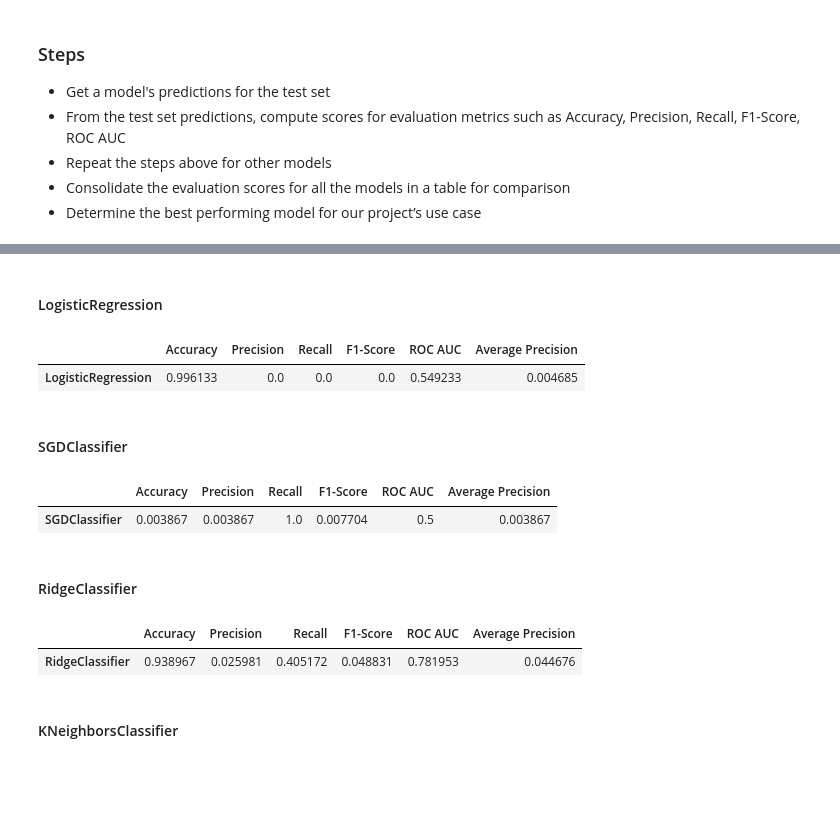
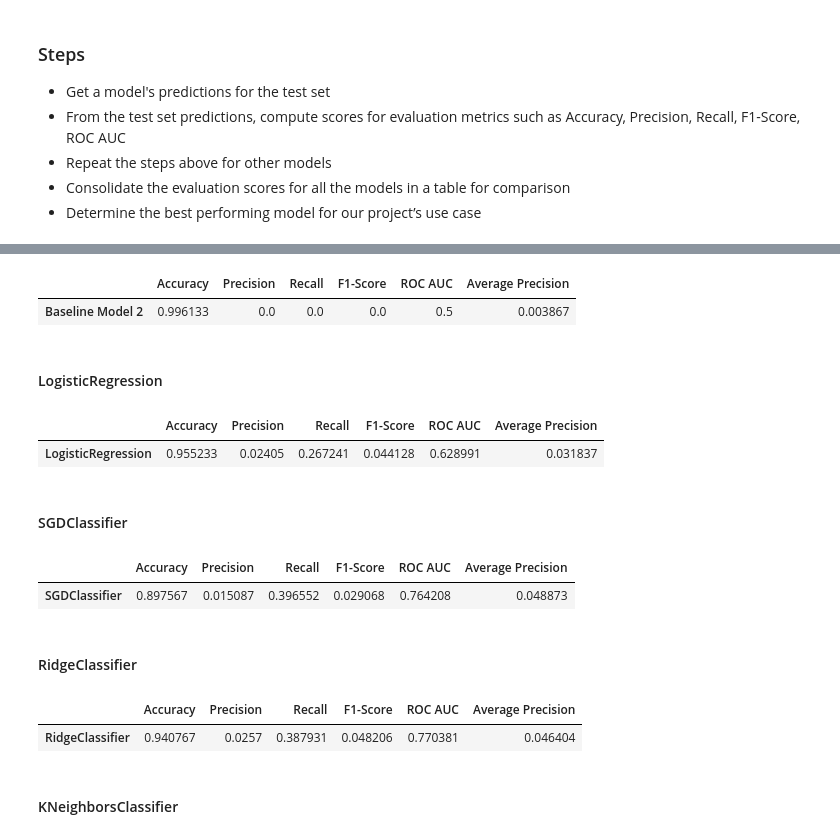
Before and after one commit to jiaweiho72/BT4012, a Jupyter notebook: notebooks/03_modelling.ipynb, the cells around one changed output, grey strips where cells are left out. Drawn from its saved outputs; the diff is of its cells as text; code cells hidden in the pictures; blank space fills up the shorter version.

Commit message:
tune logreg, sgd, ridge, kneighbors models and remove uniform baseline model

```diff
--- a/notebooks/03_modelling.ipynb
+++ b/notebooks/03_modelling.ipynb
@@ -185,3 +161,0 @@ DummyClassifier that will always predict the most frequent class label
-# %%
-dummy_clf1 = DummyClassifier(strategy="prior", random_state=42)
-dummy_clf1.fit(X_train, y_train)
@@ -208,0 +179,37 @@ LogisticRegression(random_state=0)
+# %%
+from sklearn.model_selection import RandomizedSearchCV, StratifiedKFold
+from sklearn.linear_model import LogisticRegression
+from scipy.stats import uniform, randint
+
+# create parameter grid
+logreg_param_l1l2 = {
+    'C': uniform(0.001, 10.0),
+    'penalty': ['l1', 'l2'],
+    'solver': ['saga'],
+    'max_iter': [1000],
+    'class_weight': ['balanced', None]
+}
+
+logreg_param_elasticnet = {
+    'C': uniform(0.001, 10.0),
+    'penalty': ['elasticnet'],
+    'solver': ['saga'],
+    'l1_ratio': uniform(0, 1),
+    'max_iter': [1000],
+    'class_weight': ['balanced', None]
+}
+
+logreg_param_distributions = [logreg_param_l1l2, logreg_param_elasticnet]
+
+# create model and perform randomized search
+logreg_clf = LogisticRegression(random_state=42)
+
+logreg_cv = StratifiedKFold(n_splits=5, shuffle=True, random_state=42)
+logreg_random_search = RandomizedSearchCV(
+    logreg_clf, param_distributions=logreg_param_distributions,
+    n_iter=50, cv=logreg_cv, scoring='roc_auc',
+    random_state=42, n_jobs=-1
+)
+
+# fit model to train set
+logreg_random_search.fit(X_train, y_train)
@@ -471,24 +576,38 @@ evaluator.evaluate_model(
+# %%
+y_testpred_dummy = dummy_clf.predict(X_test)
+y_testpred_prob_dummy = dummy_clf.predict_proba(X_test)[:, 1]
+
+evaluator.evaluate_model(
+    model_name="Baseline Model",
+    y_actual=y_test,
+    y_pred=y_testpred_dummy,
+    y_pred_prob=y_testpred_prob_dummy,
+    dataset_name="Test"
+)
+# %% [output]
+|  | Accuracy | Precision | Recall | F1-Score | ROC AUC | Average Precision |
+| Baseline Model 2 | 0.996133 | 0.0 | 0.0 | 0.0 | 0.5 | 0.003867 |
 # %% [markdown]
 #### LogisticRegression
 # %%
-y_testpred_logreg = logreg_clf.predict(X_test)
-y_testpred_prob_logreg = logreg_clf.predict_proba(X_test)[:, 1]
+y_testpred_logreg = logreg_random_search.best_estimator_.predict(X_test)
+y_testpred_prob_logreg = logreg_random_search.best_estimator_.predict_proba(X_test)[:, 1]
 
 evaluator.evaluate_model(
     model_name="LogisticRegression",
     y_actual=y_test,
     y_pred=y_testpred_logreg,
     y_pred_prob=y_testpred_prob_logreg,
     dataset_name="Test"
 )
 # %% [output]
 |  | Accuracy | Precision | Recall | F1-Score | ROC AUC | Average Precision |
-| LogisticRegression | 0.996133 | 0.0 | 0.0 | 0.0 | 0.549233 | 0.004685 |
+| LogisticRegression | 0.955233 | 0.02405 | 0.267241 | 0.044128 | 0.628991 | 0.031837 |
 # %% [markdown]
 #### SGDClassifier
 # %%
-y_testpred_sgd = sgd_clf.predict(X_test)
-y_testpred_prob_sgd = sgd_clf.predict_proba(X_test)[:, 1]
+y_testpred_sgd = sgd_random_search.best_estimator_.predict(X_test)
+y_testpred_prob_sgd = sgd_random_search.best_estimator_.predict_proba(X_test)[:, 1]
 
 evaluator.evaluate_model(
     model_name="SGDClassifier",
@@ -499,12 +618,12 @@ evaluator.evaluate_model(
 )
 # %% [output]
 |  | Accuracy | Precision | Recall | F1-Score | ROC AUC | Average Precision |
-| SGDClassifier | 0.003867 | 0.003867 | 1.0 | 0.007704 | 0.5 | 0.003867 |
+| SGDClassifier | 0.897567 | 0.015087 | 0.396552 | 0.029068 | 0.764208 | 0.048873 |
 # %% [markdown]
 #### RidgeClassifier
 # %%
-y_testpred_ridge = ridge_clf.predict(X_test)
-y_testpred_dec_ridge = ridge_clf.decision_function(X_test)
+y_testpred_ridge = ridge_random_search.best_estimator_.predict(X_test)
+y_testpred_dec_ridge = ridge_random_search.best_estimator_.decision_function(X_test)
 
 evaluator.evaluate_model(
     model_name="RidgeClassifier",
@@ -516,7 +635,7 @@ evaluator.evaluate_model(
 )
 # %% [output]
 |  | Accuracy | Precision | Recall | F1-Score | ROC AUC | Average Precision |
-| RidgeClassifier | 0.938967 | 0.025981 | 0.405172 | 0.048831 | 0.781953 | 0.044676 |
+| RidgeClassifier | 0.940767 | 0.0257 | 0.387931 | 0.048206 | 0.770381 | 0.046404 |
 # %% [markdown]
 #### KNeighborsClassifier
 # %%
```
Also changed, not shown: parts of 33 cells of this notebook.
